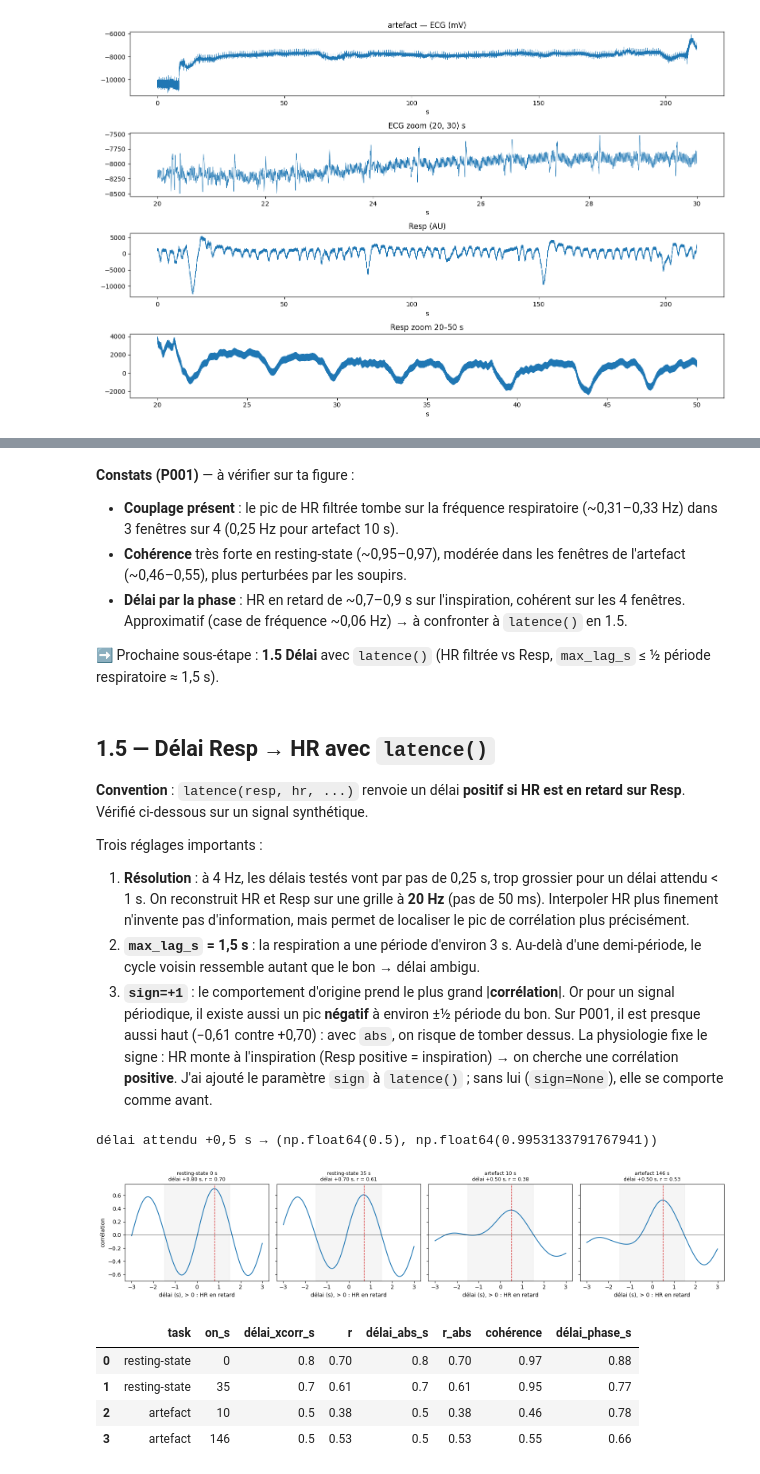
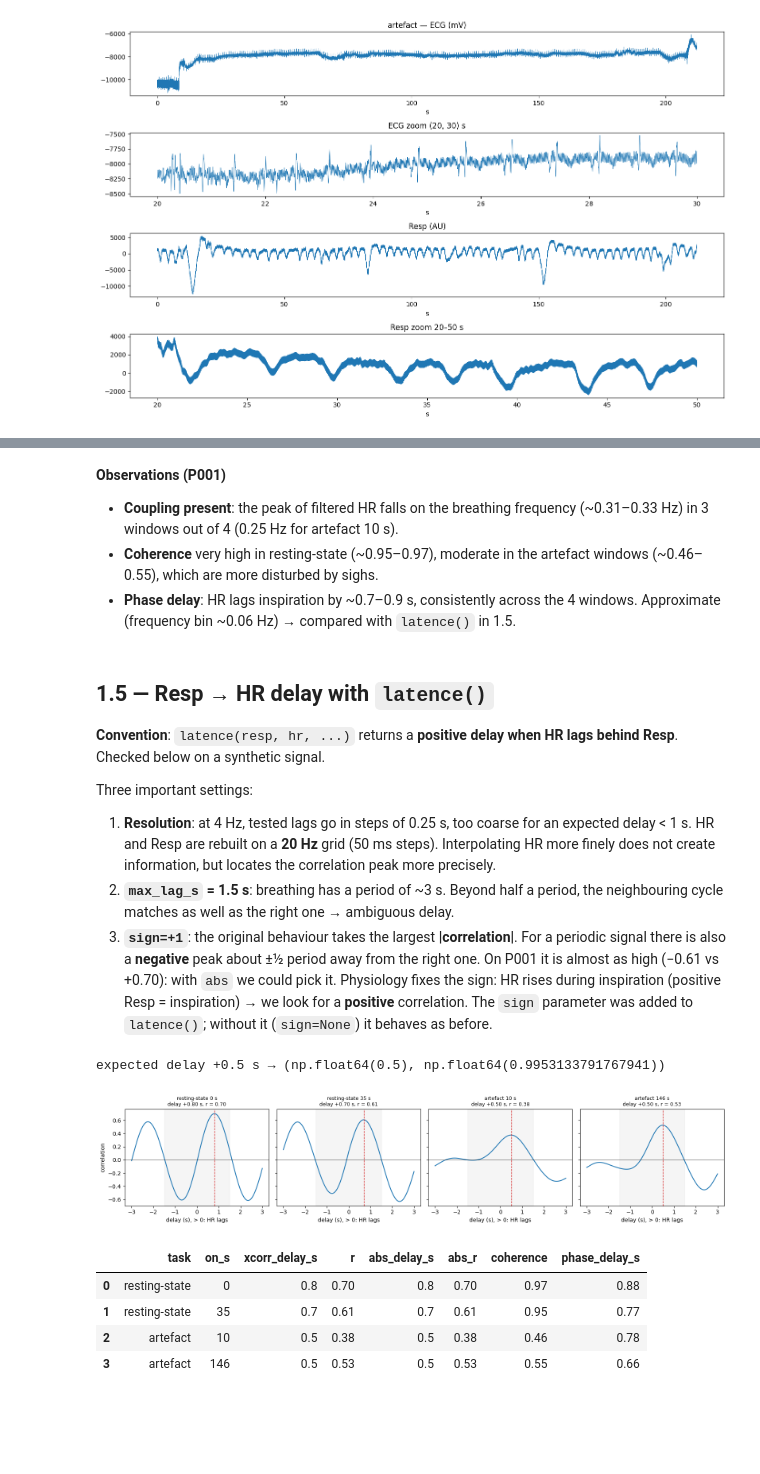
Before and after one commit to miakovlevv/habs-team06, a Jupyter notebook: latence/hugo_latency_validation.ipynb, the cells around one changed output, grey strips where cells are left out. Cells and saved outputs as stored; diff of their text form; code cells hidden in the pictures; blank space fills up the shorter version.

```diff
--- a/latence/hugo_latency_validation.ipynb
+++ b/latence/hugo_latency_validation.ipynb
@@ -381,24 +378,24 @@ for task in ["resting-state", "artefact"]:
 rows = []
 fig, axs = plt.subplots(len(win), 2, figsize=(13, 3 * len(win)))
 for ax, ((task, on), (t_w, hr_w, resp_w)) in zip(axs, win.items()):
-    # 3. Spectres
+    # 3. Spectra
     f_hr, p_hr = spectrum(hr_w)
     f_rs, p_rs = spectrum(resp_w)
-    f_pk, _ = band_peak(f_hr, p_hr)                   # pic de HR dans 0,15–0,5 Hz
-    pk, _ = breath_cycles(resp_w, fs=FS_HR)           # fréquence respiratoire par les cycles
-    f_resp = 1 / np.median(np.diff(pk) / FS_HR)       # (le pic du spectre Resp est piégé par les soupirs)
-    ax[0].plot(f_hr, p_hr / p_hr.max(), label="HR (filtrée)")
+    f_pk, _ = band_peak(f_hr, p_hr)                   # HR peak within 0.15–0.5 Hz
+    pk, _ = breath_cycles(resp_w, fs=FS_HR)           # breathing frequency from the cycles
+    f_resp = 1 / np.median(np.diff(pk) / FS_HR)       # (the Resp spectral peak is trapped by sighs)
+    ax[0].plot(f_hr, p_hr / p_hr.max(), label="HR (filtered)")
     ax[0].plot(f_rs, p_rs / p_rs.max(), label="Resp")
     ax[0].axvline(f_pk, ls="--", color="C0", lw=.8)
-    ax[0].set_xlim(0, 1); ax[0].set_title(f"{task} {on:.0f} s — spectres (normalisés)"); ax[0].legend()
+    ax[0].set_xlim(0, 1); ax[0].set_title(f"{task} {on:.0f} s — spectra (normalised)"); ax[0].legend()
 
-    # 4. Cohérence et phase à la fréquence respiratoire
+    # 4. Coherence and phase at the breathing frequency
     f_c, coh, phase = resp_hr_coherence(resp_w, hr_w)
-    i = np.argmin(np.abs(f_c - f_resp))               # case de fréquence la plus proche de f_resp
+    i = np.argmin(np.abs(f_c - f_resp))               # frequency bin closest to f_resp
     ax[1].plot(f_c, coh); ax[1].axvline(f_resp, ls="--", color="k", lw=.8)
-    ax[1].set_xlim(0, 1); ax[1].set_ylim(0, 1); ax[1].set_title("cohérence Resp–HR")
-    rows.append({"task": task, "on_s": on, "f_resp_Hz": f_resp, "f_pic_HR_Hz": f_pk,
-                 "cohérence": coh[i], "délai_phase_s": phase[i] / (2 * np.pi * f_c[i])})
+    ax[1].set_xlim(0, 1); ax[1].set_ylim(0, 1); ax[1].set_title("Resp–HR coherence")
+    rows.append({"task": task, "on_s": on, "f_resp_Hz": f_resp, "f_HR_peak_Hz": f_pk,
+                 "coherence": coh[i], "phase_delay_s": phase[i] / (2 * np.pi * f_c[i])})
 for a in axs[-1]: a.set_xlabel("Hz")
 plt.tight_layout(); plt.show()
 coupling = pd.DataFrame(rows).round(3)
@@ -411,68 +408,66 @@ coupling
 | 2 | artefact | 9.928 | 0.308 | 0.250 | 0.460 | 0.784 |
 | 3 | artefact | 145.533 | 0.333 | 0.312 | 0.549 | 0.662 |
 # %% [markdown]
-**Constats (P001)** — à vérifier sur ta figure :
-- **Couplage présent** : le pic de HR filtrée tombe sur la fréquence respiratoire (~0,31–0,33 Hz) dans 3 fenêtres sur 4 (0,25 Hz pour artefact 10 s).
-- **Cohérence** très forte en resting-state (~0,95–0,97), modérée dans les fenêtres de l'artefact (~0,46–0,55), plus perturbées par les soupirs.
-- **Délai par la phase** : HR en retard de ~0,7–0,9 s sur l'inspiration, cohérent sur les 4 fenêtres. Approximatif (case de fréquence ~0,06 Hz) → à confronter à `latence()` en 1.5.
-
-➡️ Prochaine sous-étape : **1.5 Délai** avec `latence()` (HR filtrée vs Resp, `max_lag_s` ≤ ½ période respiratoire ≈ 1,5 s).
+**Observations (P001)**
+- **Coupling present**: the peak of filtered HR falls on the breathing frequency (~0.31–0.33 Hz) in 3 windows out of 4 (0.25 Hz for artefact 10 s).
+- **Coherence** very high in resting-state (~0.95–0.97), moderate in the artefact windows (~0.46–0.55), which are more disturbed by sighs.
+- **Phase delay**: HR lags inspiration by ~0.7–0.9 s, consistently across the 4 windows. Approximate (frequency bin ~0.06 Hz) → compared with `latence()` in 1.5.
 # %% [markdown]
-## 1.5 — Délai Resp → HR avec `latence()`
+## 1.5 — Resp → HR delay with `latence()`
 
-**Convention** : `latence(resp, hr, ...)` renvoie un délai **positif si HR est en retard sur Resp**. Vérifié ci-dessous sur un signal synthétique.
+**Convention**: `latence(resp, hr, ...)` returns a **positive delay when HR lags behind Resp**. Checked below on a synthetic signal.
 
-Trois réglages importants :
-1. **Résolution** : à 4 Hz, les délais testés vont par pas de 0,25 s, trop grossier pour un délai attendu < 1 s. On reconstruit HR et Resp sur une grille à **20 Hz** (pas de 50 ms). Interpoler HR plus finement n'invente pas d'information, mais permet de localiser le pic de corrélation plus précisément.
-2. **`max_lag_s` = 1,5 s** : la respiration a une période d'environ 3 s. Au-delà d'une demi-période, le cycle voisin ressemble autant que le bon → délai ambigu.
-3. **`sign=+1`** : le comportement d'origine prend le plus grand **|corrélation|**. Or pour un signal périodique, il existe aussi un pic **négatif** à environ ±½ période du bon. Sur P001, il est presque aussi haut (−0,61 contre +0,70) : avec `abs`, on risque de tomber dessus. La physiologie fixe le signe : HR monte à l'inspiration (Resp positive = inspiration) → on cherche une corrélation **positive**. J'ai ajouté le paramètre `sign` à `latence()` ; sans lui (`sign=None`), elle se comporte comme avant.
+Three important settings:
+1. **Resolution**: at 4 Hz, tested lags go in steps of 0.25 s, too coarse for an expected delay < 1 s. HR and Resp are rebuilt on a **20 Hz** grid (50 ms steps). Interpolating HR more finely does not create information, but locates the correlation peak more precisely.
+2. **`max_lag_s` = 1.5 s**: breathing has a period of ~3 s. Beyond half a period, the neighbouring cycle matches as well as the right one → ambiguous delay.
+3. **`sign=+1`**: the original behaviour takes the largest **|correlation|**. For a periodic signal there is also a **negative** peak about ±½ period away from the right one. On P001 it is almost as high (−0.61 vs +0.70): with `abs` we could pick it. Physiology fixes the sign: HR rises during inspiration (positive Resp = inspiration) → we look for a **positive** correlation. The `sign` parameter was added to `latence()`; without it (`sign=None`) it behaves as before.
 # %%
-# Vérification de la convention de signe : HR synthétique en retard de 0,5 s
+# Sign-convention check: synthetic HR lagging by 0.5 s
 t = np.arange(0, 60, 1 / 20)
 resp_syn = np.sin(2 * np.pi * 0.3 * t)
 hr_syn = np.sin(2 * np.pi * 0.3 * (t - 0.5))
-print("délai attendu +0,5 s →", latence(resp_syn, hr_syn, 20, max_lag_s=1.5, sign=+1))
+print("expected delay +0.5 s →", latence(resp_syn, hr_syn, 20, max_lag_s=1.5, sign=+1))
 # %% [output]
-délai attendu +0,5 s → (np.float64(0.5), np.float64(0.9953133791767941))
+expected delay +0.5 s → (np.float64(0.5), np.float64(0.9953133791767941))
 # %%
-FS_LAG = 20.0    # Hz, grille fine pour la cross-corrélation
-MAX_LAG = 1.5    # s, ≤ ½ période respiratoire
+FS_LAG = 20.0    # Hz, fine grid for the cross-correlation
+MAX_LAG = 1.5    # s, ≤ ½ breathing period
 segs = {"resting-state": rest, "artefact": art}
 
-# Mêmes fenêtres que win, reconstruites à 20 Hz
+# Same windows as `win`, rebuilt at 20 Hz
 win20 = {}
 for task, df in segs.items():
     t_hr, h = hr_series(rpk[task], len(df), fs_out=FS_LAG)
     h_f = hr_fast(h, fs=FS_LAG)
     for on, off, txt in task_windows(task):
         if not txt.startswith("repos"):
             continue
         t_w, hr_w = crop(t_hr, h_f, on, off)
         win20[(task, on)] = (t_w, hr_w, on_grid(resp_insp[task], t_w))
 
 rows = []
 fig, axs = plt.subplots(1, len(win20), figsize=(16, 3.5), sharey=True)
 for ax, ((task, on), (t_w, hr_w, resp_w)) in zip(axs, win20.items()):
     lag, r = latence(resp_w, hr_w, FS_LAG, max_lag_s=MAX_LAG, sign=+1)
-    lag_abs, r_abs = latence(resp_w, hr_w, FS_LAG, max_lag_s=MAX_LAG)       # comportement d'origine
-    # courbe complète, pour voir le pic positif et le pic négatif
+    lag_abs, r_abs = latence(resp_w, hr_w, FS_LAG, max_lag_s=MAX_LAG)       # original behaviour
+    # full curve, to see both the positive and the negative peak
     x = (resp_w - resp_w.mean()) / resp_w.std(); y = (hr_w - hr_w.mean()) / hr_w.std()
     cc = correlate(y, x) / len(x); L = correlation_lags(len(y), len(x)) / FS_LAG
     k = np.abs(L) <= 3
     ax.plot(L[k], cc[k]); ax.axvspan(-MAX_LAG, MAX_LAG, color="grey", alpha=.08)
     ax.axvline(lag, color="C3", ls="--", lw=1); ax.axhline(0, color="k", lw=.5)
-    ax.set_title(f"{task} {on:.0f} s\ndélai {lag:+.2f} s, r = {r:.2f}", fontsize=9); ax.set_xlabel("délai (s), > 0 : HR en retard")
-    rows.append({"task": task, "on_s": round(on), "délai_xcorr_s": lag, "r": r,
-                 "délai_abs_s": lag_abs, "r_abs": r_abs})
-axs[0].set_ylabel("corrélation")
+    ax.set_title(f"{task} {on:.0f} s\ndelay {lag:+.2f} s, r = {r:.2f}", fontsize=9); ax.set_xlabel("delay (s), > 0: HR lags")
+    rows.append({"task": task, "on_s": round(on), "xcorr_delay_s": lag, "r": r,
+                 "abs_delay_s": lag_abs, "abs_r": r_abs})
+axs[0].set_ylabel("correlation")
 plt.tight_layout(); plt.show()
 
-delays = pd.DataFrame(rows).merge(coupling[["task", "on_s", "cohérence", "délai_phase_s"]].assign(on_s=lambda d: d.on_s.round().astype(int)),
+delays = pd.DataFrame(rows).merge(coupling[["task", "on_s", "coherence", "phase_delay_s"]].assign(on_s=lambda d: d.on_s.round().astype(int)),
                                   on=["task", "on_s"]).round(2)
 delays
 # %% [output]
-[figure, old version]
+[figure, new version]
-|  | task | on_s | délai_xcorr_s | r | délai_abs_s | r_abs | cohérence | délai_phase_s |
+|  | task | on_s | xcorr_delay_s | r | abs_delay_s | abs_r | coherence | phase_delay_s |
 | 0 | resting-state | 0 | 0.8 | 0.70 | 0.8 | 0.70 | 0.97 | 0.88 |
 | 1 | resting-state | 35 | 0.7 | 0.61 | 0.7 | 0.61 | 0.95 | 0.77 |
 | 2 | artefact | 10 | 0.5 | 0.38 | 0.5 | 0.38 | 0.46 | 0.78 |
```
Also changed, not shown: parts of 33 cells of this notebook.
